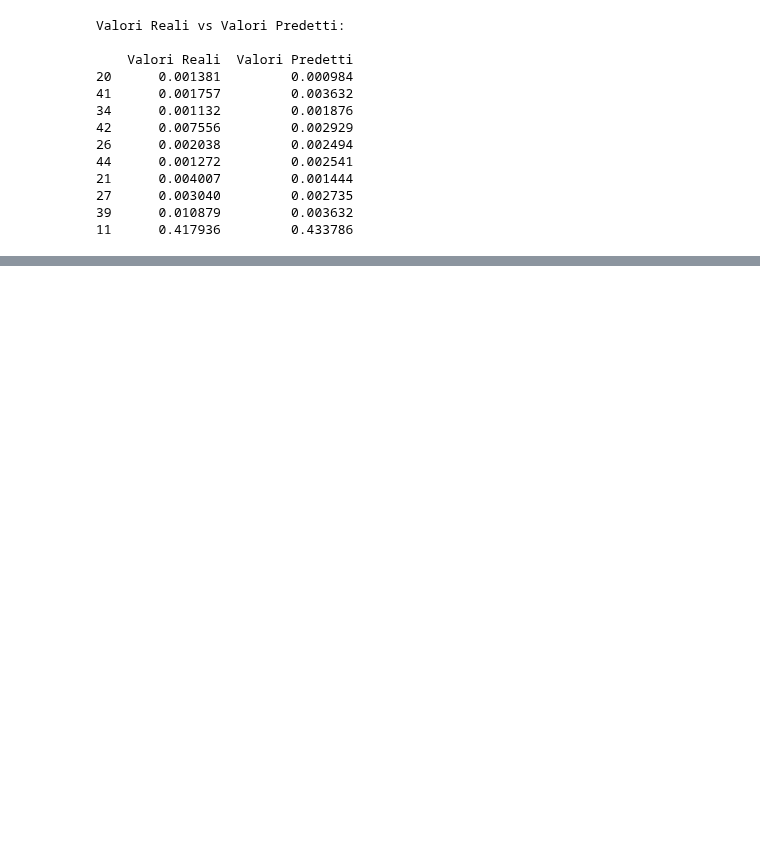
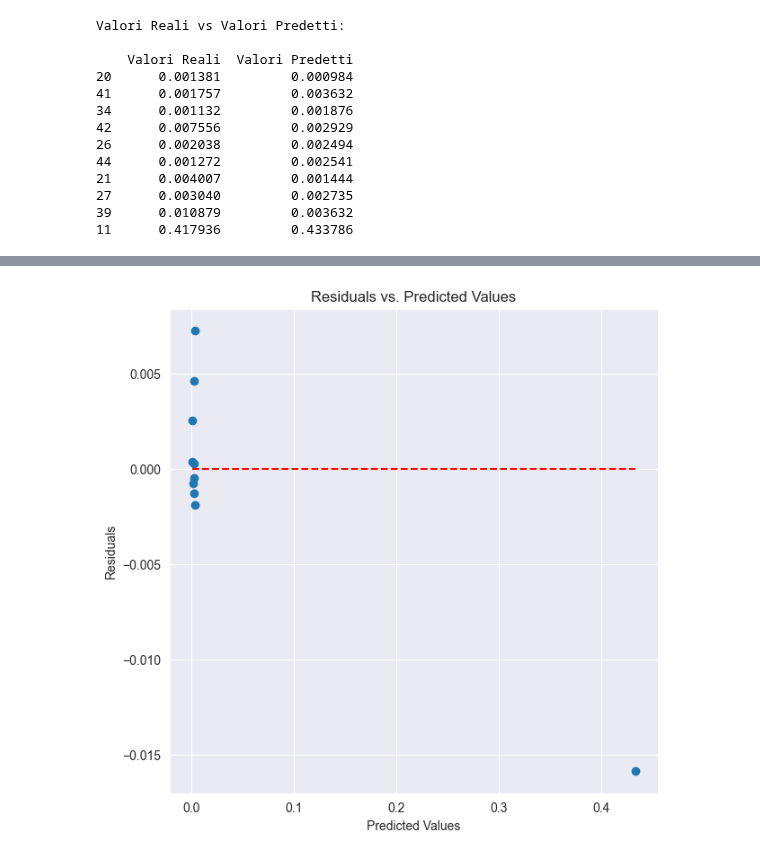
Before and after one commit to LorisMinetti/Permeability_Eval_AI, a Jupyter notebook: poker/Ech/Definitive.ipynb, the cells around one changed output, grey strips where cells are left out. Drawn from its saved outputs; the diff is of its cells as text; code cells hidden in the pictures; blank space fills up the shorter version.

```diff
--- a/poker/Ech/Definitive.ipynb
+++ b/poker/Ech/Definitive.ipynb
@@ -350,0 +430,12 @@ Valori Reali vs Valori Predetti:
+# %%
+# Residual plot
+plt.figure(figsize=(7, 7))
+plt.scatter(best_y_pred, residuals)
+plt.hlines(0, min(best_y_pred), max(best_y_pred), colors='r', linestyles='dashed')
+plt.xlabel('Predicted Values')
+plt.ylabel('Residuals')
+plt.title('Residuals vs. Predicted Values')
+plt.grid(True)
+plt.show()
+# %% [output]
+[figure, added]
```
Also changed, not shown: parts of 15 cells of this notebook.
